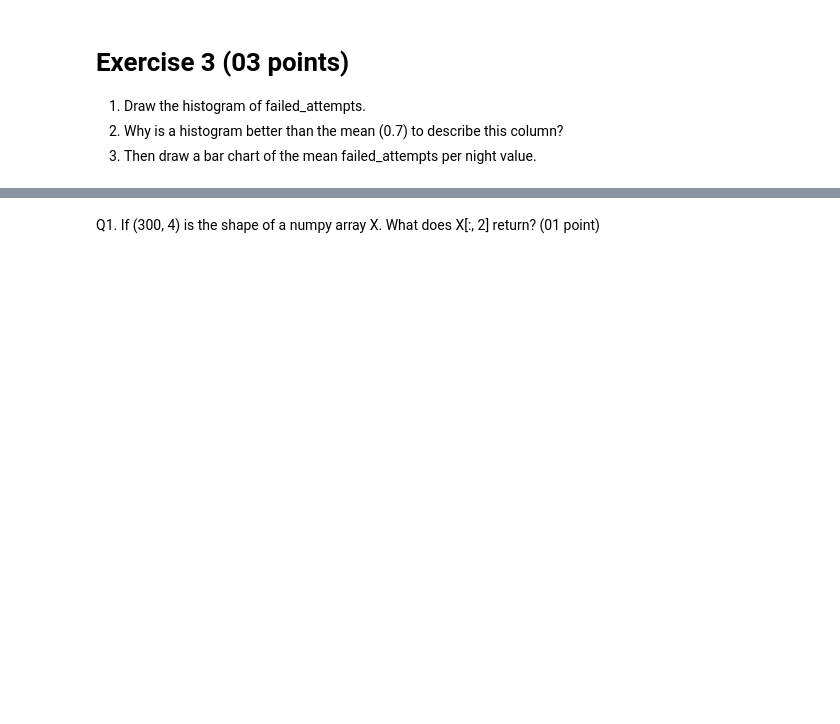
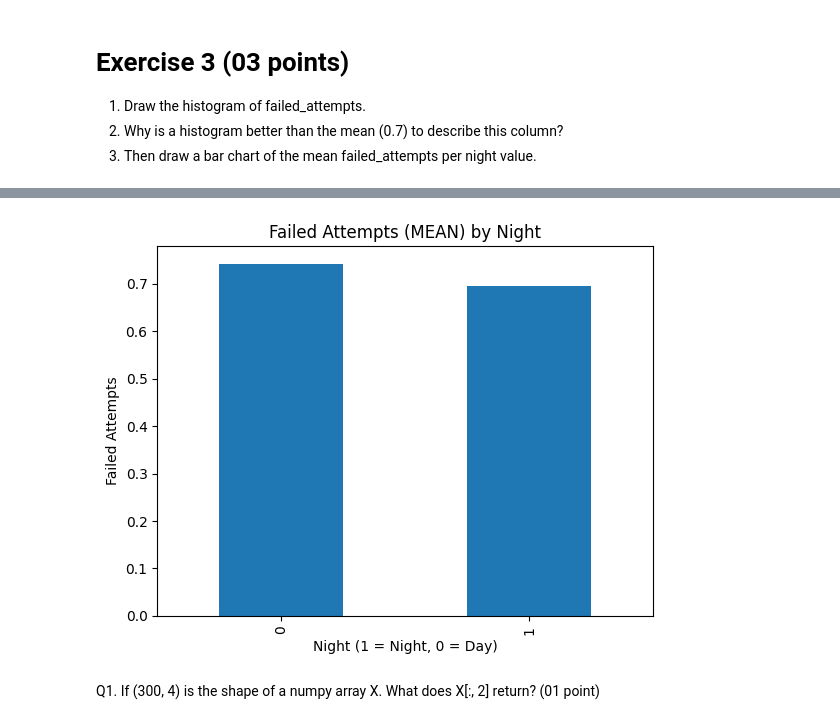
Before and after one commit to NuLL-Raven/Tp1Reel_MLDLS, a Jupyter notebook: TP1.ipynb, the cells around one changed output, grey strips where cells are left out. Drawn from its saved outputs; the diff is of its cells as text; code cells hidden in the pictures; blank space fills up the shorter version.

```diff
--- a/TP1.ipynb
+++ b/TP1.ipynb
@@ -188,7 +214,20 @@ print(log[log["long_session"]])
 # %%
 # 3. Draw a bar chart of the mean failed_attempts per night value.
 
 # Write your code here
+
+log['night'] = 0
+log.loc[(log['hour'] < 6), 'night'] = 1
+
+mean_per_night = log.groupby('night')['failed_attempts'].mean()
+mean_per_night.plot(kind='bar')
+
+plt.title("Failed Attempts (MEAN) by Night")
+plt.xlabel("Night (1 = Night, 0 = Day)")
+plt.ylabel("Failed Attempts")
+plt.show()
+# %% [output]
+[figure, added]
 # %%
 # Auttograded cell - Skip it
 # %% [markdown]
```
Also changed, not shown: parts of 10 cells of this notebook.
